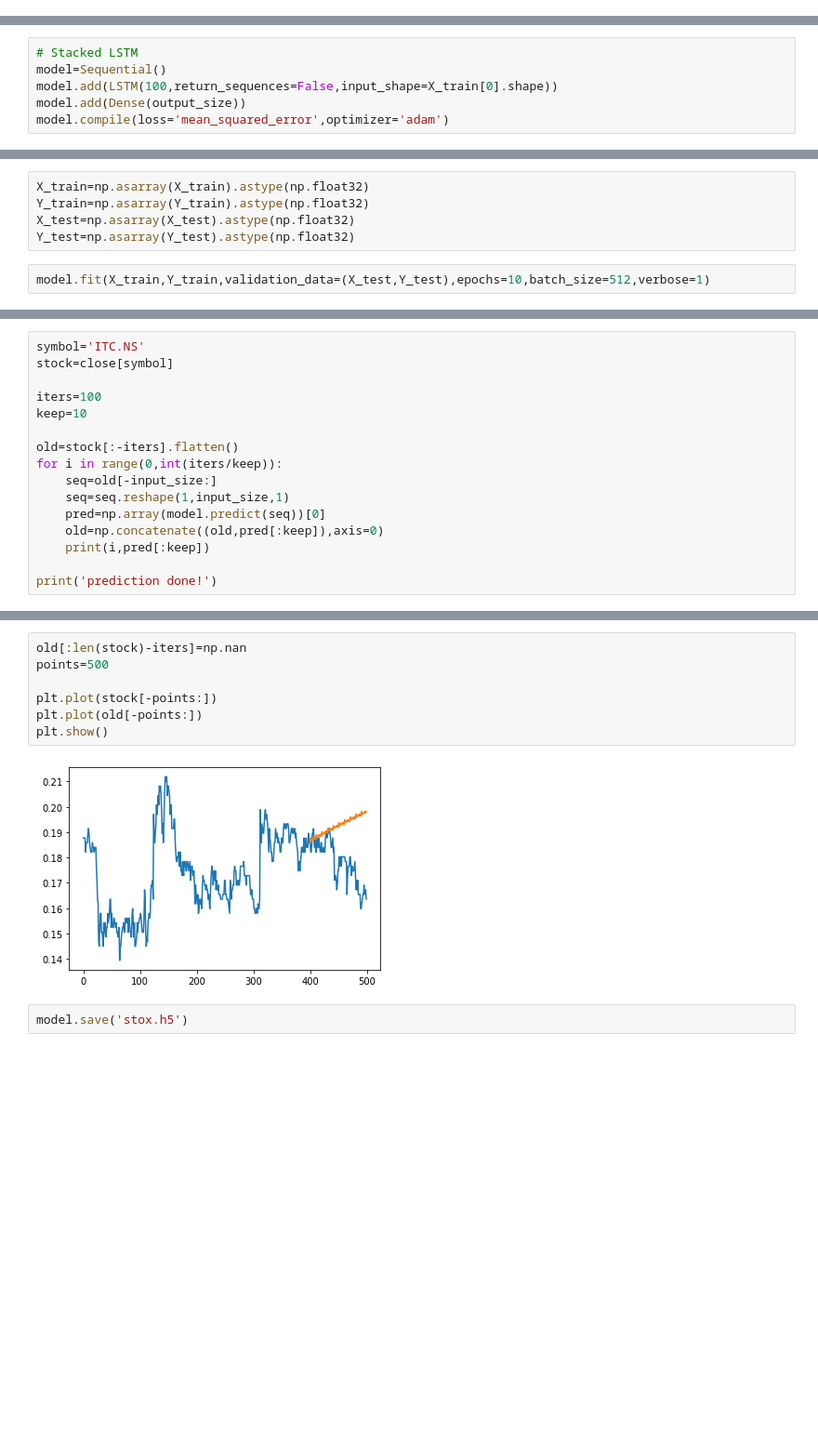
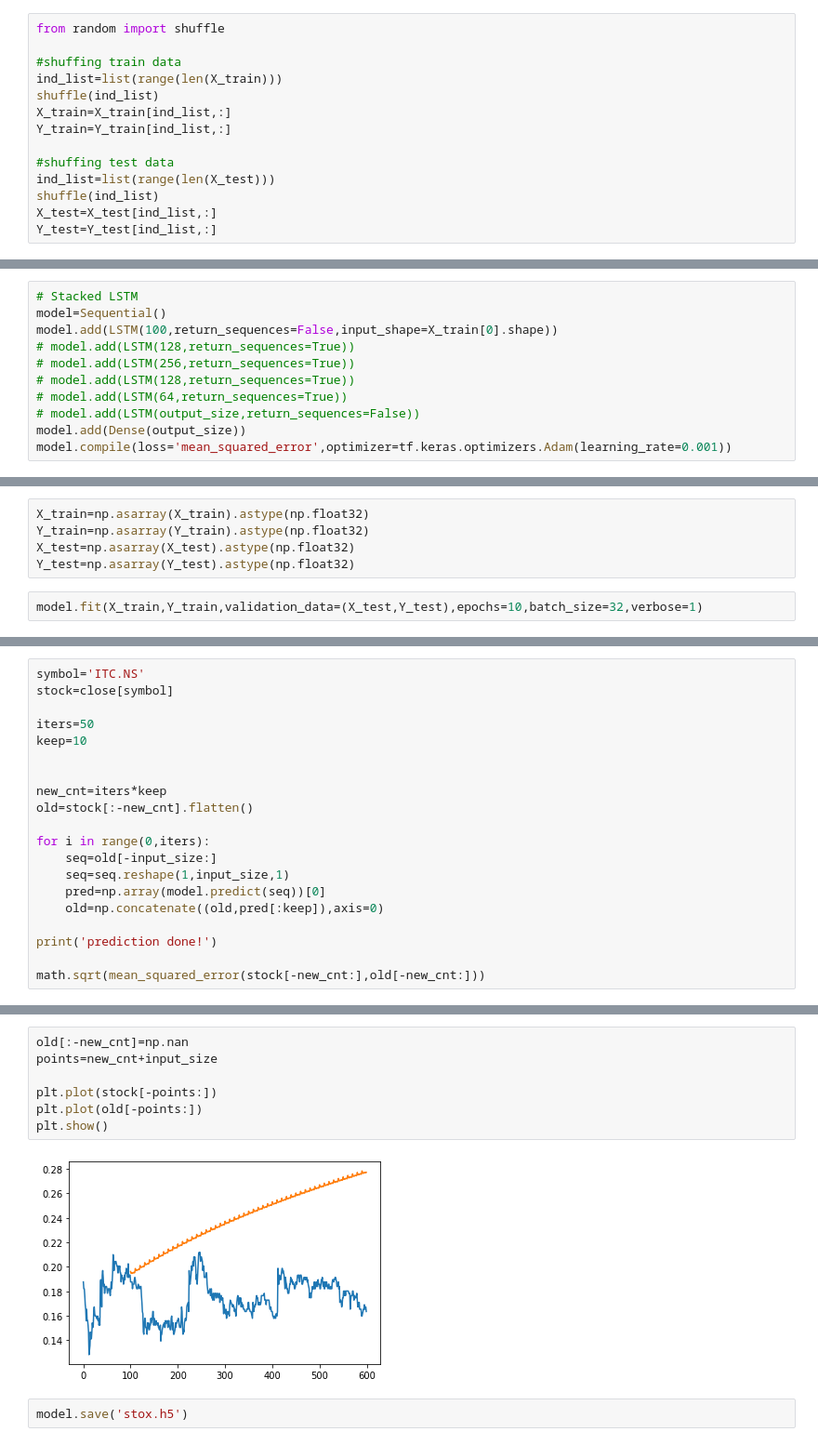
Before and after one commit to yashgupta417/stox, a Jupyter notebook: model.ipynb, the cells around one changed output, grey strips where cells are left out. Shown at 93% size. Saved outputs shown, nothing was run; the diff lists cells and outputs as text; blank space fills up the shorter version.

```diff
--- a/model.ipynb
+++ b/model.ipynb
@@ -188,3 +188,17 @@ print(Y_test.shape)
+# %%
+from random import shuffle
+
+#shuffing train data
+ind_list=list(range(len(X_train)))
+shuffle(ind_list)
+X_train=X_train[ind_list,:]
+Y_train=Y_train[ind_list,:]
+
+#shuffing test data
+ind_list=list(range(len(X_test)))
+shuffle(ind_list)
+X_test=X_test[ind_list,:]
+Y_test=Y_test[ind_list,:]
 # %%
 # reshape input to be [samples, time steps, features] which is required for LSTM
 X_train=X_train.reshape(X_train.shape[0],X_train.shape[1] ,1)
@@ -196,8 +211,13 @@ from tensorflow.keras.layers import Dense, LSTM, Dropout
 # Stacked LSTM
 model=Sequential()
 model.add(LSTM(100,return_sequences=False,input_shape=X_train[0].shape))
+# model.add(LSTM(128,return_sequences=True))
+# model.add(LSTM(256,return_sequences=True))
+# model.add(LSTM(128,return_sequences=True))
+# model.add(LSTM(64,return_sequences=True))
+# model.add(LSTM(output_size,return_sequences=False))
 model.add(Dense(output_size))
-model.compile(loss='mean_squared_error',optimizer='adam')
+model.compile(loss='mean_squared_error',optimizer=tf.keras.optimizers.Adam(learning_rate=0.001))
 # %%
 model.summary()
 # %% [output]
@@ -219,6 +239,6 @@ Y_train=np.asarray(Y_train).astype(np.float32)
 X_test=np.asarray(X_test).astype(np.float32)
 Y_test=np.asarray(Y_test).astype(np.float32)
 # %%
-model.fit(X_train,Y_train,validation_data=(X_test,Y_test),epochs=10,batch_size=512,verbose=1)
+model.fit(X_train,Y_train,validation_data=(X_test,Y_test),epochs=10,batch_size=32,verbose=1)
 # %% [output]
 Epoch 1/10
@@ -254,16 +274,20 @@ math.sqrt(mean_squared_error(Y_test,pred))
 symbol='ITC.NS'
 stock=close[symbol]
 
-iters=100
+iters=50
 keep=10
 
-old=stock[:-iters].flatten()
-for i in range(0,int(iters/keep)):
+
+new_cnt=iters*keep
+old=stock[:-new_cnt].flatten()
+
+for i in range(0,iters):
     seq=old[-input_size:]
     seq=seq.reshape(1,input_size,1)
     pred=np.array(model.predict(seq))[0]
     old=np.concatenate((old,pred[:keep]),axis=0)
-    print(i,pred[:keep])
 
 print('prediction done!')
+
+math.sqrt(mean_squared_error(stock[-new_cnt:],old[-new_cnt:]))
 # %% [output]
@@ -287,11 +296,11 @@ prediction done!
 # %%
-old[:len(stock)-iters]=np.nan
-points=500
+old[:-new_cnt]=np.nan
+points=new_cnt+input_size
 
 plt.plot(stock[-points:])
 plt.plot(old[-points:])
 plt.show()
 # %% [output]
-[figure, old version]
+[figure, new version]
 # %%
 model.save('stox.h5')
```
Also changed, not shown: parts of 11 cells of this notebook.
